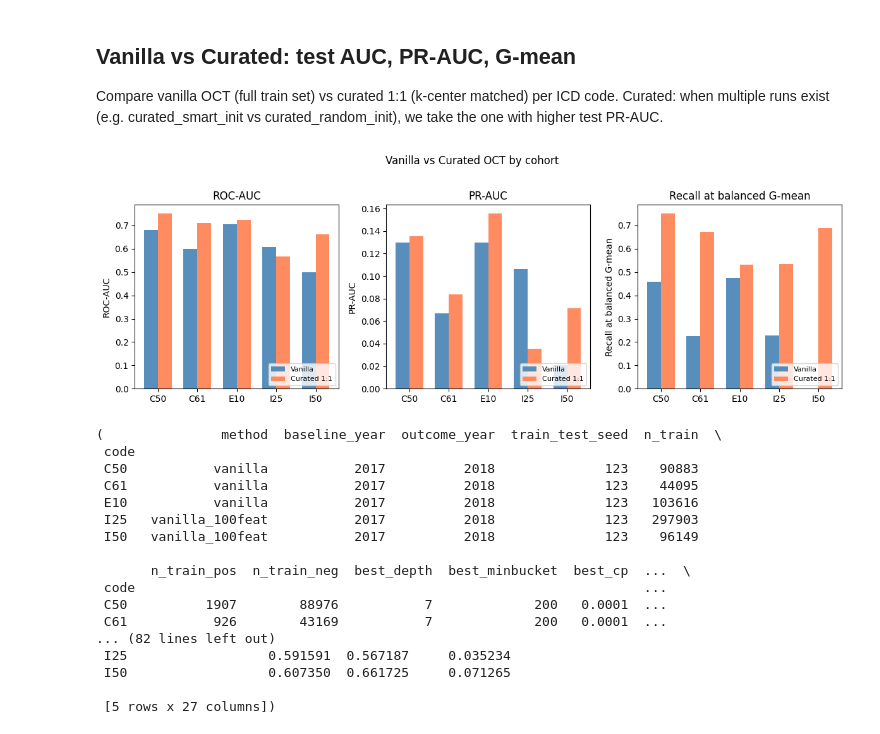
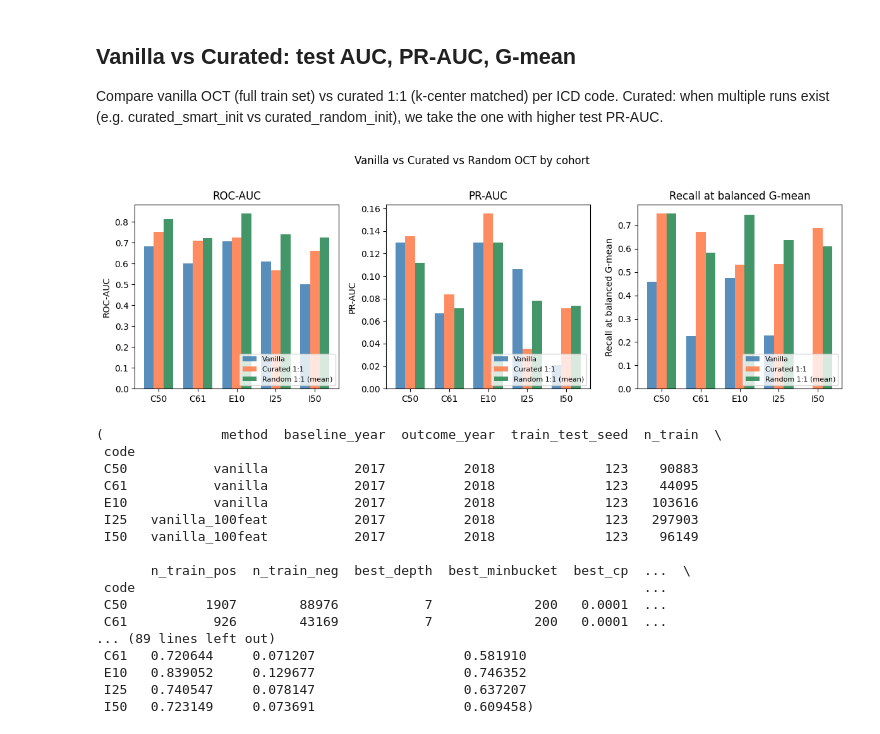
Before and after one commit to cat2510/optimization_guided_curation_ICML, a Jupyter notebook: misc_conditions/oct_tree_visualization.ipynb, the cells around one changed output. Cells and saved outputs as stored; diff of their text form; code cells hidden in the pictures.

```diff
--- a/misc_conditions/oct_tree_visualization.ipynb
+++ b/misc_conditions/oct_tree_visualization.ipynb
@@ -204,8 +201,9 @@ def plot_vanilla_vs_curated(
 ):
     """
     Plot test AUC, test PR-AUC, and balanced recall at G-mean by ICD code,
-    comparing vanilla OCT vs curated 1:1. For curated, if multiple rows per code (e.g. curated_smart_init
-    vs curated_random_init), takes the row with higher test_pr_auc.
+    comparing vanilla OCT vs curated 1:1 vs random 1:1 (mean over seeds).
+    Curated: if multiple rows per code (e.g. curated_smart_init vs curated_random_init),
+    takes the row with higher test_pr_auc. Random: metrics averaged over seed.
     """
     vanilla_path = Path(vanilla_path)
     curated_path = Path(curated_path)
@@ -220,43 +218,51 @@ def plot_vanilla_vs_curated(
     van = van.groupby("code", as_index=False).first()  # already one per code
 
     # Curated: only curated-type methods; per code take row with max test_pr_auc
     cur = cur_all[cur_all["method"].str.contains("curated", na=False)].copy()
     rnd = cur_all[cur_all["method"].str.contains("random", na=False)].copy()
     if cur.empty:
         raise ValueError("No curated rows in summary_all_cohorts.csv")
     cur = cur.loc[cur.groupby("code")["test_pr_auc"].idxmax()].reset_index(drop=True)
-    # Align codes: only plot codes present in both
+
+    # Random: average metrics over seed per code
+    metric_cols = [c for c in metrics if c in rnd.columns]
+    rnd_agg = rnd.groupby("code")[metric_cols].mean().reset_index()
+
+    # Align codes: plot codes present in vanilla, curated, and random
     codes_van = set(van["code"].unique())
     codes_cur = set(cur["code"].unique())
-    codes = sorted(codes_van & codes_cur)
+    codes_rnd = set(rnd_agg["code"].unique())
+    codes = sorted(codes_van & codes_cur & codes_rnd)
     van = van[van["code"].isin(codes)].set_index("code").reindex(codes)
     cur = cur[cur["code"].isin(codes)].set_index("code").reindex(codes)
-    if "code" == "I50":
-        van["test_recall_at_best_gmean"] = 0.0
+    rnd_agg = rnd_agg[rnd_agg["code"].isin(codes)].set_index("code").reindex(codes)
+
     x = np.arange(len(codes))
-    width = 0.35
+    width = 0.25
 
     fig, axes = plt.subplots(1, len(metrics), figsize=figsize)
     for ax, col, label in zip(axes, metrics, metric_labels):
         v_vals = van[col].values.astype(float)
         c_vals = cur[col].values.astype(float)
-        ax.bar(x - width / 2, v_vals, width, label="Vanilla", color="steelblue", alpha=0.9)
-        ax.bar(x + width / 2, c_vals, width, label="Curated 1:1", color="coral", alpha=0.9)
+        r_vals = rnd_agg[col].values.astype(float) if col in rnd_agg.columns else np.full(len(codes), np.nan)
+        ax.bar(x - width, v_vals, width, label="Vanilla", color="steelblue", alpha=0.9)
+        ax.bar(x, c_vals, width, label="Curated 1:1", color="coral", alpha=0.9)
+        ax.bar(x + width, r_vals, width, label="Random 1:1 (mean)", color="seagreen", alpha=0.9)
         ax.set_ylabel(label)
         ax.set_xticks(x)
         ax.set_xticklabels(codes)
         ax.set_title(label)
         ax.legend(loc="lower right", fontsize=8)
         #ax.set_ylim(0, 1.05)
-    plt.suptitle("Vanilla vs Curated OCT by cohort", y=1.02)
+    plt.suptitle("Vanilla vs Curated vs Random OCT by cohort", y=1.02)
     plt.tight_layout()
     plt.show()
-    return van, cur
+    return van, cur, rnd_agg
 
 
 plot_vanilla_vs_curated()
 # %% [output]
-[figure, old version]
+[figure, new version]
 (               method  baseline_year  outcome_year  train_test_seed  n_train  \
  code
  C50           vanilla           2017          2018              123    90883
@@ -269,8 +275,8 @@ plot_vanilla_vs_curated()
  code                                                                 ...
  C50          1907        88976           7             200   0.0001  ...
  C61           926        43169           7             200   0.0001  ...
-... (82 lines left out)
- I25                  0.591591  0.567187     0.035234
- I50                  0.607350  0.661725     0.071265
-
- [5 rows x 27 columns])
+... (89 lines left out)
+ C61   0.720644     0.071207                   0.581910
+ E10   0.839052     0.129677                   0.746352
+ I25   0.740547     0.078147                   0.637207
+ I50   0.723149     0.073691                   0.609458)
```
Also changed, not shown: parts of 1 cell of this notebook, 6 other files.
